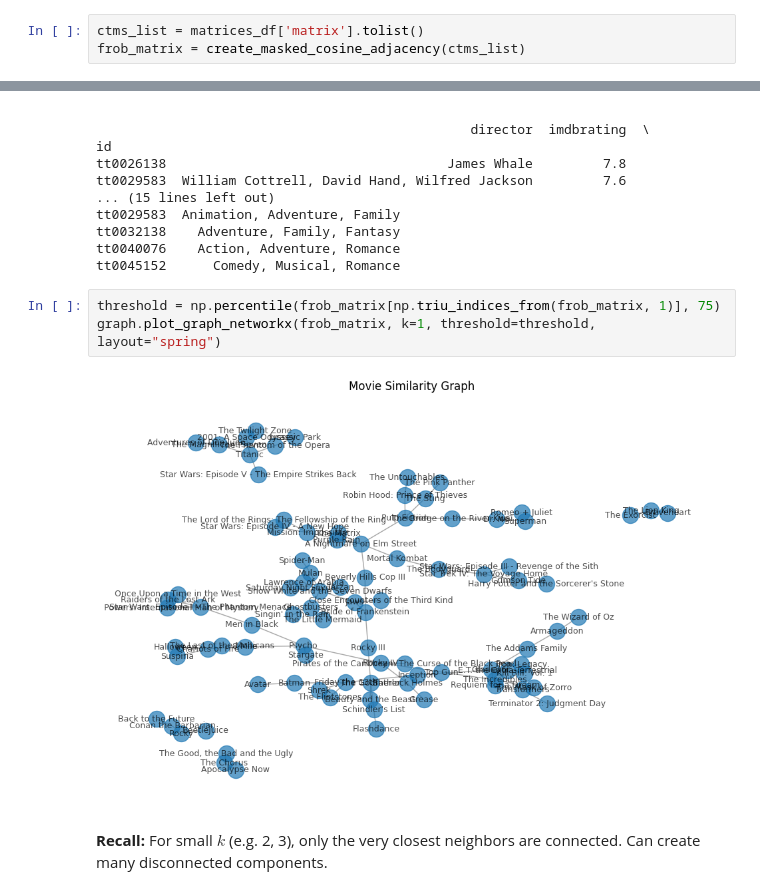
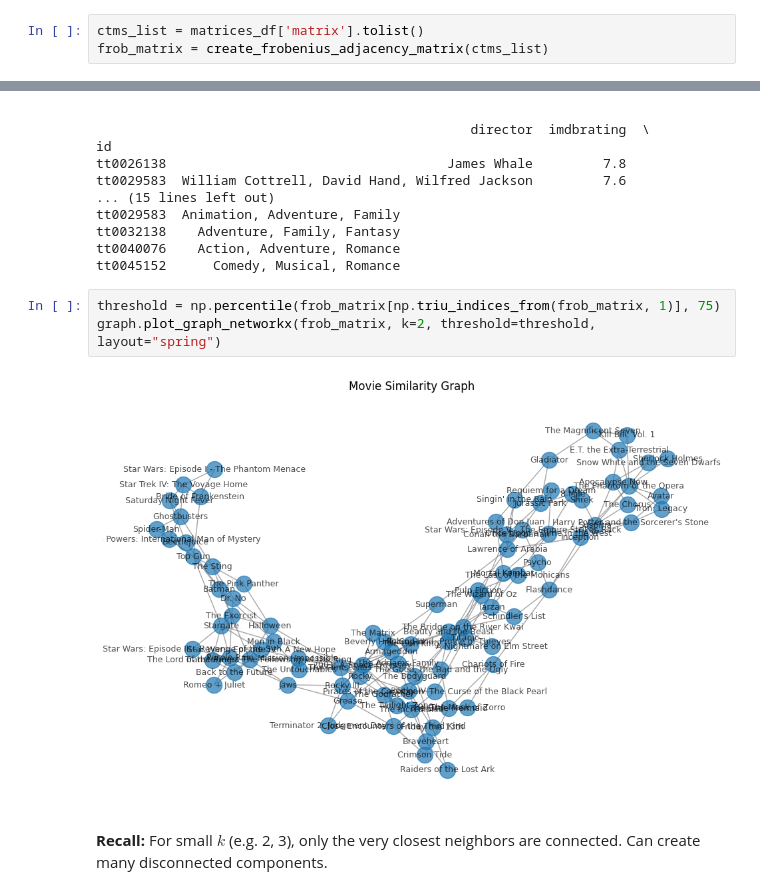
Before and after one commit to damiskov/project-02807, a Jupyter notebook: notebooks/movie_pipeline.ipynb, the cells around one changed output, grey strips where cells are left out. Cells and saved outputs as stored; diff of their text form.

```diff
--- a/notebooks/movie_pipeline.ipynb
+++ b/notebooks/movie_pipeline.ipynb
@@ -35,6 +35,6 @@ metadata_df = metadata_df.loc[matrices_df.index] # align matrices and metadata
 # %%
 ctms_list = matrices_df['matrix'].tolist()
-frob_matrix = create_masked_cosine_adjacency(ctms_list)
+frob_matrix = create_frobenius_adjacency_matrix(ctms_list)
 # %%
 print(metadata_df.head())
 nodes = create_movie_nodes(metadata_df)
@@ -59,9 +59,9 @@ tt0040076    Action, Adventure, Romance
 tt0045152      Comedy, Musical, Romance
 # %%
 threshold = np.percentile(frob_matrix[np.triu_indices_from(frob_matrix, 1)], 75)
-graph.plot_graph_networkx(frob_matrix, k=1, threshold=threshold, layout="spring")
+graph.plot_graph_networkx(frob_matrix, k=2, threshold=threshold, layout="spring")
 # %% [output]
-[figure, old version]
+[figure, new version]
 # %% [markdown]
 **Recall:** For small $k$ (e.g. 2, 3), only the very closest neighbors are connected. Can create many disconnected components.
 # %% [markdown]
```
Also changed, not shown: parts of 20 cells of this notebook, 3 other files.
